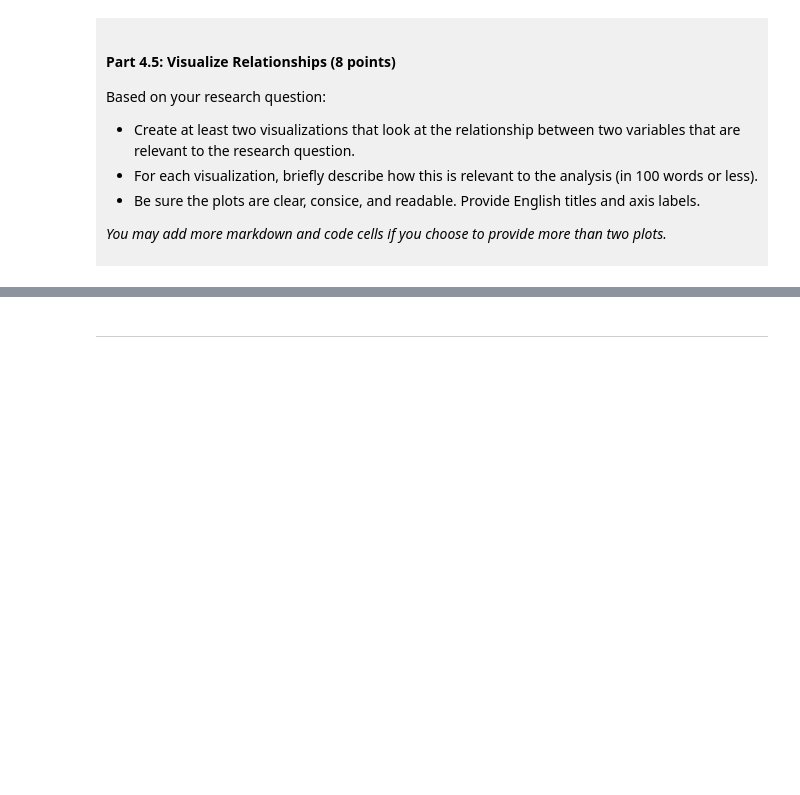
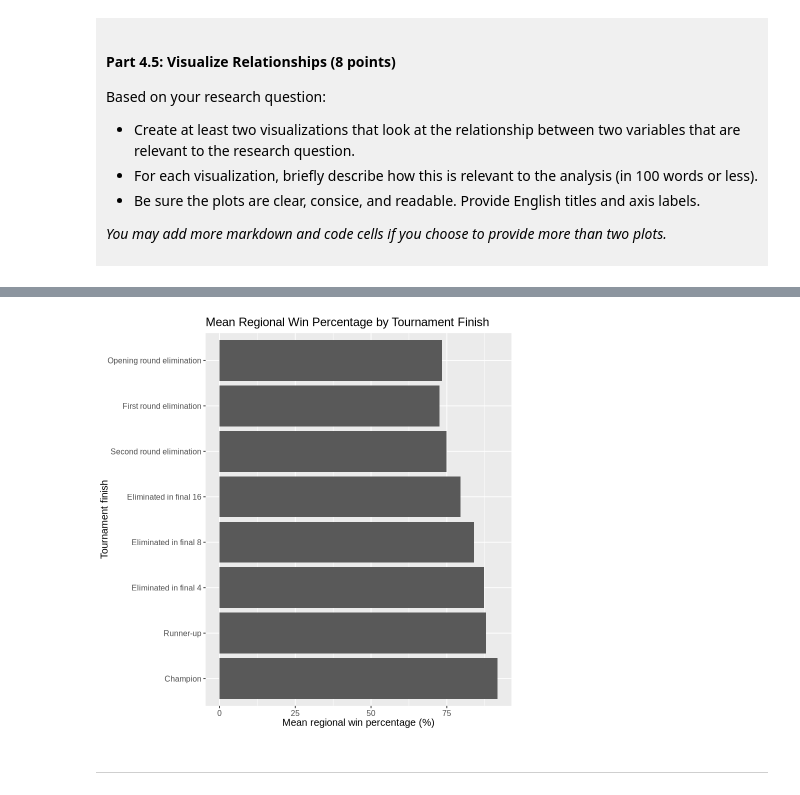
Before and after one commit to InshaMajeed/DSCI-100-008-Project-Insha-Majeed, a Jupyter notebook: dsci-100-project-notebook.ipynb, the cells around one changed output, grey strips where cells are left out. Cells and saved outputs as stored; diff of their text form; code cells hidden in the pictures; blank space fills up the shorter version.

```diff
--- a/dsci-100-project-notebook.ipynb
+++ b/dsci-100-project-notebook.ipynb
@@ -349,5 +495,43 @@ Visualization 2: %%% EDIT THIS MARKDOWN CELL%%%
 # %%
-### EDIT THIS CODE CELL FOR VISUALIZATION 2###
+# Order tournament finish categories by how far teams advanced
+march_madness_tidy <- march_madness_tidy |>
+    mutate(
+        tourney_finish = factor(
+            tourney_finish,
+            levels = c(
+                "Champion",
+                "Runner-up",
+                "Eliminated in final 4",
+                "Eliminated in final 8",
+                "Eliminated in final 16",
+                "Second round elimination",
+                "First round elimination",
+                "Opening round elimination"
+            )
+        )
+    )
+
+# Calculate the mean regional win percentage for each finish category
+win_pct_finish_summary <- march_madness_tidy |>
+    group_by(tourney_finish) |>
+    summarize(
+        mean_reg_wins_pct = mean(reg_wins_pct, na.rm = TRUE)
+    )
+
+# Plot mean regional win percentage by tournament finish
+win_pct_finish_plot <- win_pct_finish_summary |>
+    ggplot(aes(x = mean_reg_wins_pct, y = tourney_finish)) +
+    geom_col() +
+    labs(
+        x = "Mean regional win percentage (%)",
+        y = "Tournament finish",
+        title = "Mean Regional Win Percentage by Tournament Finish"
+    ) +
+    theme(text = element_text(size = 12))
+
+win_pct_finish_plot
+# %% [output]
+[figure, added]
 # %% [markdown]
 ------
 # %% [markdown]
```
Also changed, not shown: parts of 9 cells of this notebook.
